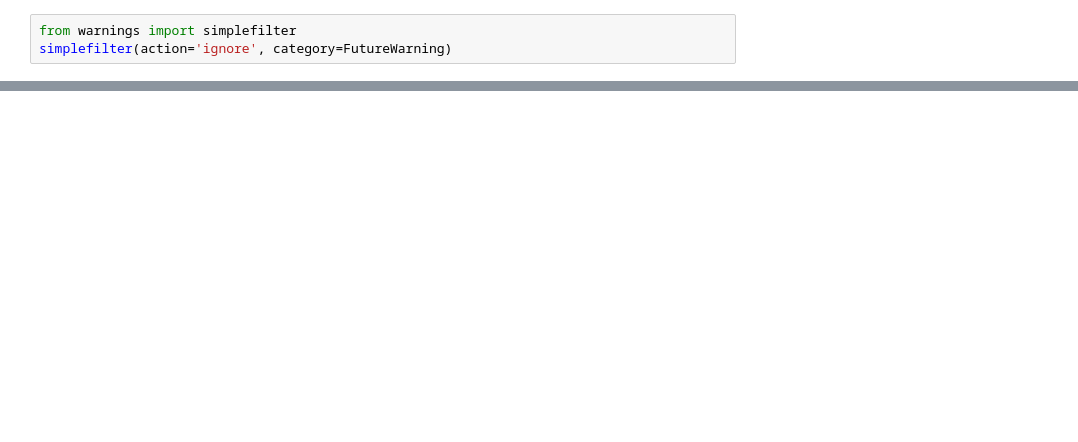
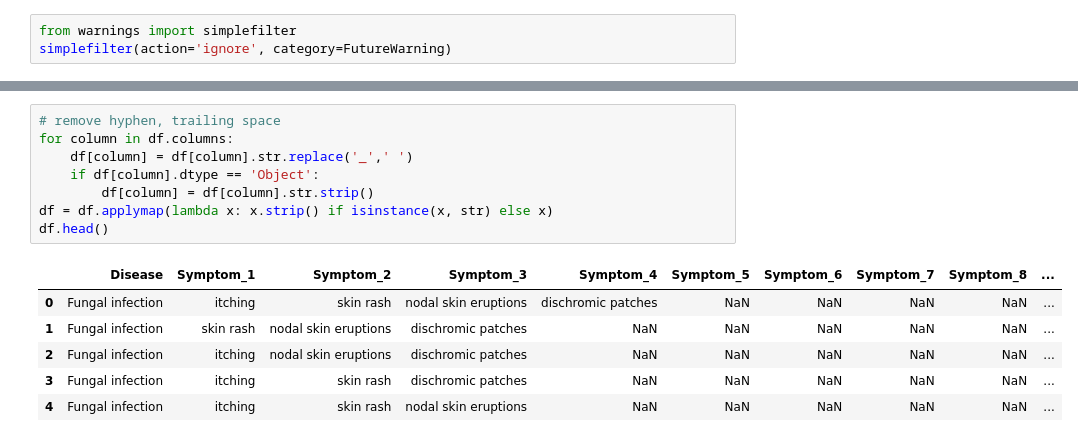
Before and after one commit to XuBai163/6CCS3PRJ, a Jupyter notebook: docbot/chatbot_engine/datasets/ml_model_dev_v2.ipynb, the cells around one changed output, grey strips where cells are left out. Cells and saved outputs as stored; diff of their text form; blank space fills up the shorter version.

```diff
--- a/docbot/chatbot_engine/datasets/ml_model_dev_v2.ipynb
+++ b/docbot/chatbot_engine/datasets/ml_model_dev_v2.ipynb
@@ -52,0 +23,15 @@ df_train.head()
+# %%
+# remove hyphen, trailing space
+for column in df.columns:
+    df[column] = df[column].str.replace('_',' ')
+    if df[column].dtype == 'Object':
+        df[column] = df[column].str.strip()
+df = df.applymap(lambda x: x.strip() if isinstance(x, str) else x)
+df.head()
+# %% [output]
+|  | Disease | Symptom_1 | Symptom_2 | Symptom_3 | Symptom_4 | Symptom_5 | Symptom_6 | Symptom_7 | Symptom_8 | ... |
+| 0 | Fungal infection | itching | skin rash | nodal skin eruptions | dischromic patches | NaN | NaN | NaN | NaN | ... |
+| 1 | Fungal infection | skin rash | nodal skin eruptions | dischromic patches | NaN | NaN | NaN | NaN | NaN | ... |
+| 2 | Fungal infection | itching | nodal skin eruptions | dischromic patches | NaN | NaN | NaN | NaN | NaN | ... |
+| 3 | Fungal infection | itching | skin rash | dischromic patches | NaN | NaN | NaN | NaN | NaN | ... |
+| 4 | Fungal infection | itching | skin rash | nodal skin eruptions | NaN | NaN | NaN | NaN | NaN | ... |
```
Also changed, not shown: parts of 29 cells of this notebook, 3 other files.
